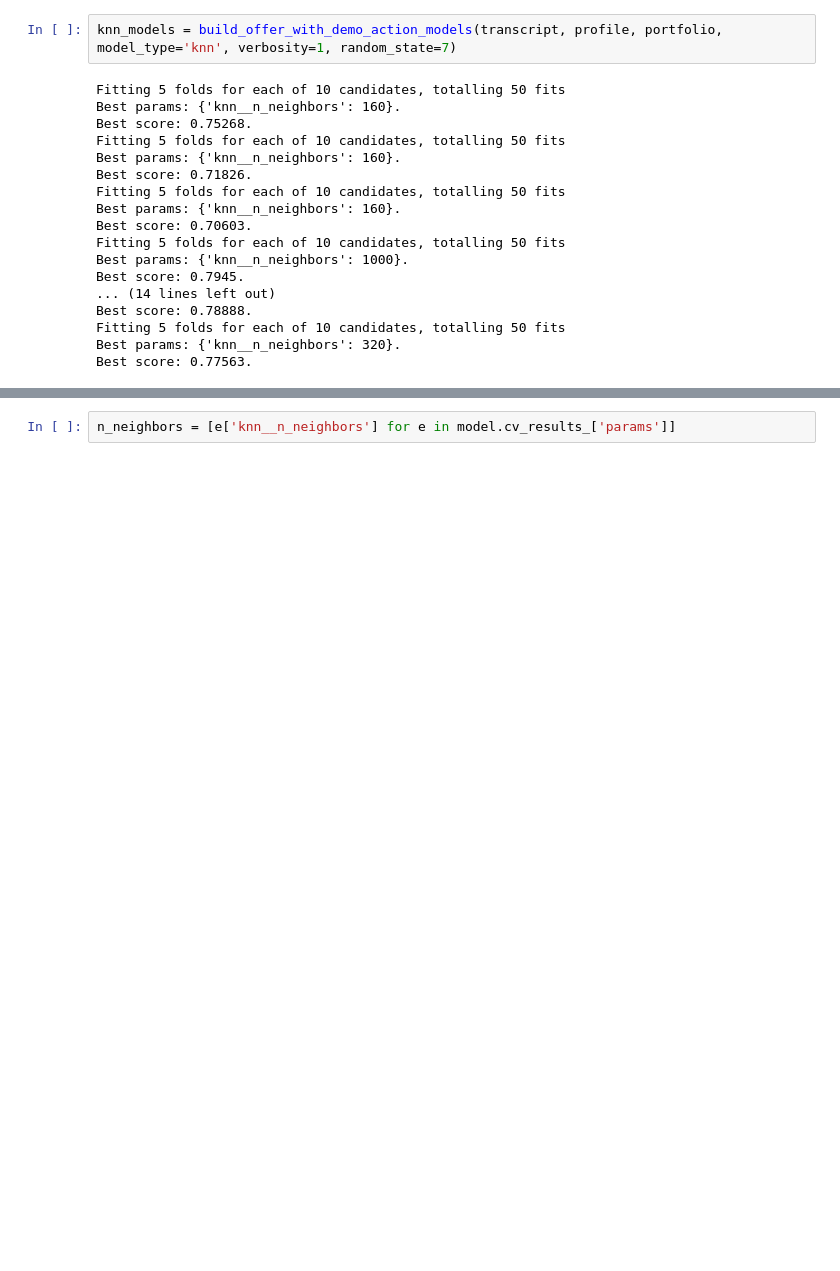
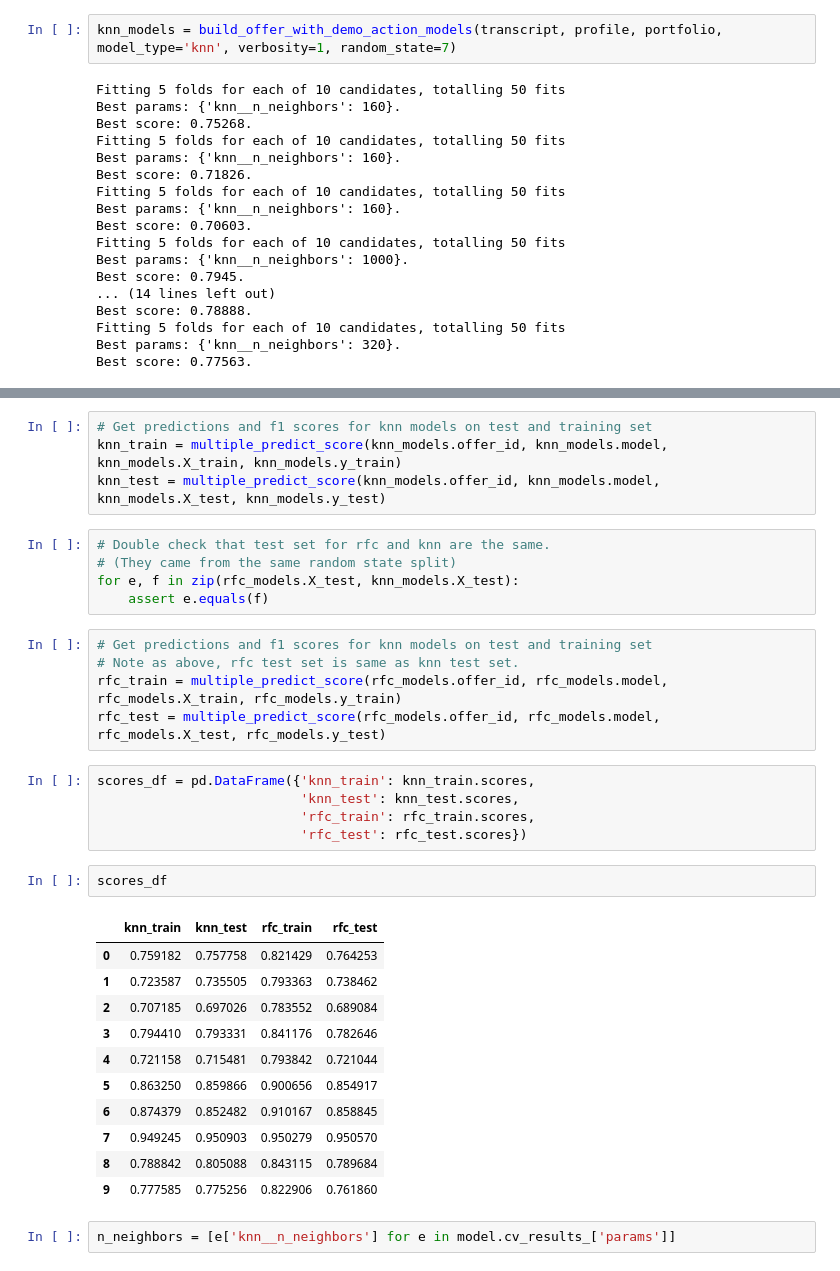
Before and after one commit to andrewKOwong/dsnd-starbucks, a Jupyter notebook: model_development.ipynb, the cells around one changed output, grey strips where cells are left out. Saved outputs shown, nothing was run; the diff lists cells and outputs as text; blank space fills up the shorter version.

Commit message:
Add function to predict scores from all models at once.

```diff
--- a/model_development.ipynb
+++ b/model_development.ipynb
@@ -448,3 +446,36 @@ testb
+# %%
+# Get predictions and f1 scores for knn models on test and training set
+knn_train = multiple_predict_score(knn_models.offer_id, knn_models.model, knn_models.X_train, knn_models.y_train)
+knn_test = multiple_predict_score(knn_models.offer_id, knn_models.model, knn_models.X_test, knn_models.y_test)
+# %%
+# Double check that test set for rfc and knn are the same.
+# (They came from the same random state split)
+for e, f in zip(rfc_models.X_test, knn_models.X_test):
+    assert e.equals(f)
+# %%
+# Get predictions and f1 scores for knn models on test and training set
+# Note as above, rfc test set is same as knn test set.
+rfc_train = multiple_predict_score(rfc_models.offer_id, rfc_models.model, rfc_models.X_train, rfc_models.y_train)
+rfc_test = multiple_predict_score(rfc_models.offer_id, rfc_models.model, rfc_models.X_test, rfc_models.y_test)
+# %%
+scores_df = pd.DataFrame({'knn_train': knn_train.scores,
+                          'knn_test': knn_test.scores,
+                          'rfc_train': rfc_train.scores,
+                          'rfc_test': rfc_test.scores})
+# %%
+scores_df
+# %% [output]
+|  | knn_train | knn_test | rfc_train | rfc_test |
+| 0 | 0.759182 | 0.757758 | 0.821429 | 0.764253 |
+| 1 | 0.723587 | 0.735505 | 0.793363 | 0.738462 |
+| 2 | 0.707185 | 0.697026 | 0.783552 | 0.689084 |
+| 3 | 0.794410 | 0.793331 | 0.841176 | 0.782646 |
+| 4 | 0.721158 | 0.715481 | 0.793842 | 0.721044 |
+| 5 | 0.863250 | 0.859866 | 0.900656 | 0.854917 |
+| 6 | 0.874379 | 0.852482 | 0.910167 | 0.858845 |
+| 7 | 0.949245 | 0.950903 | 0.950279 | 0.950570 |
+| 8 | 0.788842 | 0.805088 | 0.843115 | 0.789684 |
+| 9 | 0.777585 | 0.775256 | 0.822906 | 0.761860 |
 # %%
 n_neighbors = [e['knn__n_neighbors'] for e in model.cv_results_['params']]
 # %%
```
Also changed, not shown: parts of 12 cells of this notebook.
